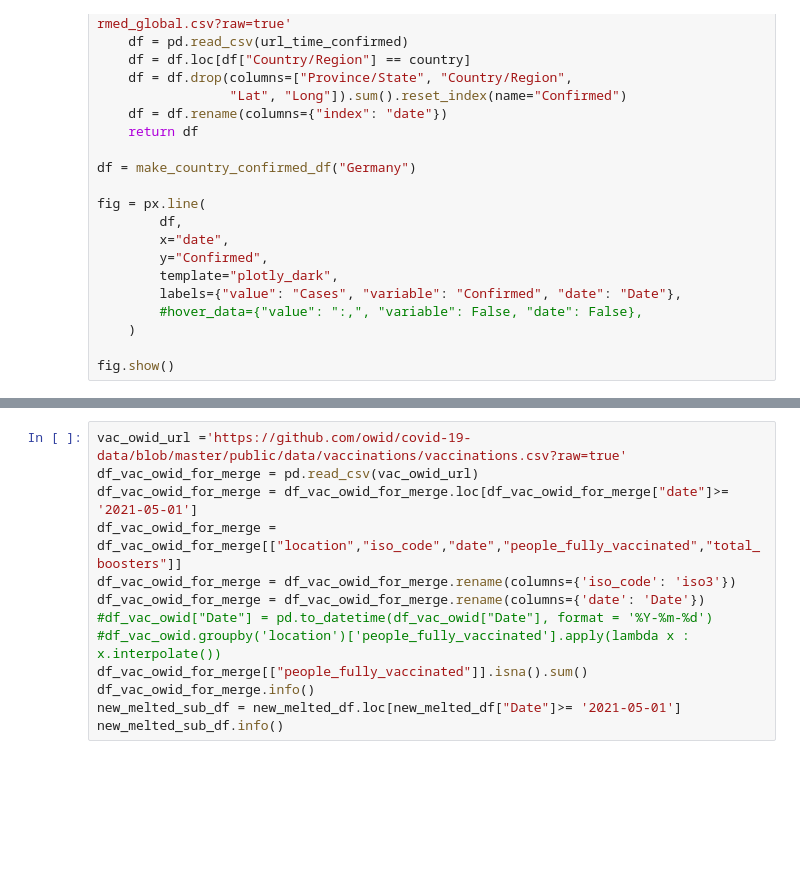
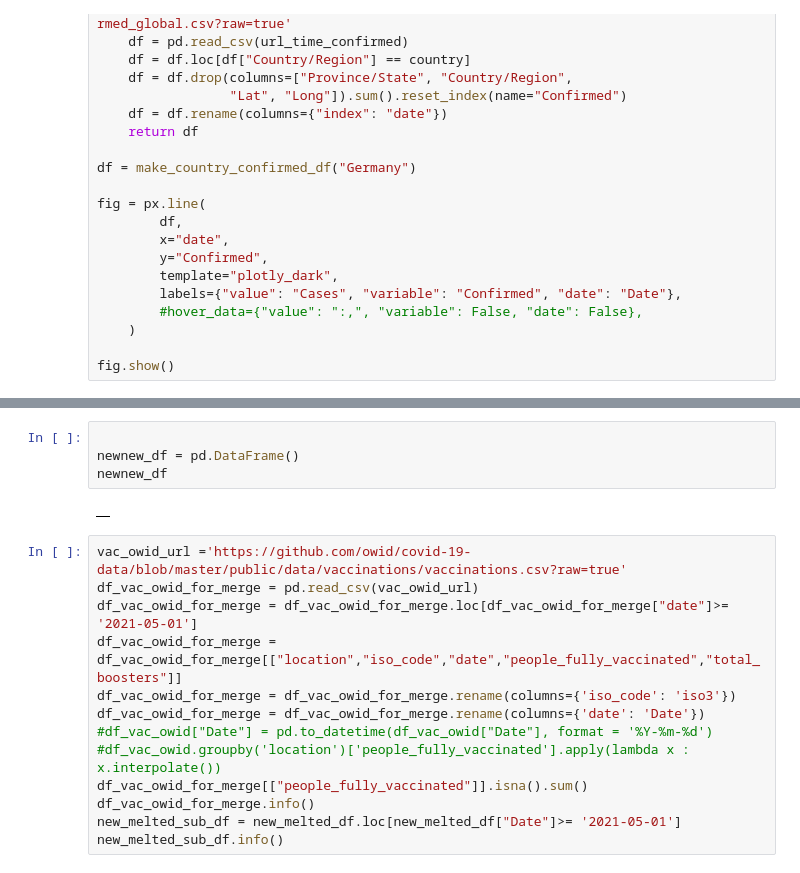
Before and after one commit to YumYumYumi/corona-dashboard, a Jupyter notebook: Learning Pandas.ipynb, the cells around one changed output, grey strips where cells are left out. Cells and saved outputs as stored; diff of their text form; blank space fills up the shorter version.

```diff
--- a/Learning Pandas.ipynb
+++ b/Learning Pandas.ipynb
@@ -546,3 +561,9 @@ new_melted_df
+# %%
+
+newnew_df = pd.DataFrame()
+newnew_df
+# %% [output]
+|  |
 # %%
 vac_owid_url ='https://github.com/owid/covid-19-data/blob/master/public/data/vaccinations/vaccinations.csv?raw=true'
 df_vac_owid_for_merge = pd.read_csv(vac_owid_url)
```
Also changed, not shown: parts of 1 cell of this notebook, 2 other files.
